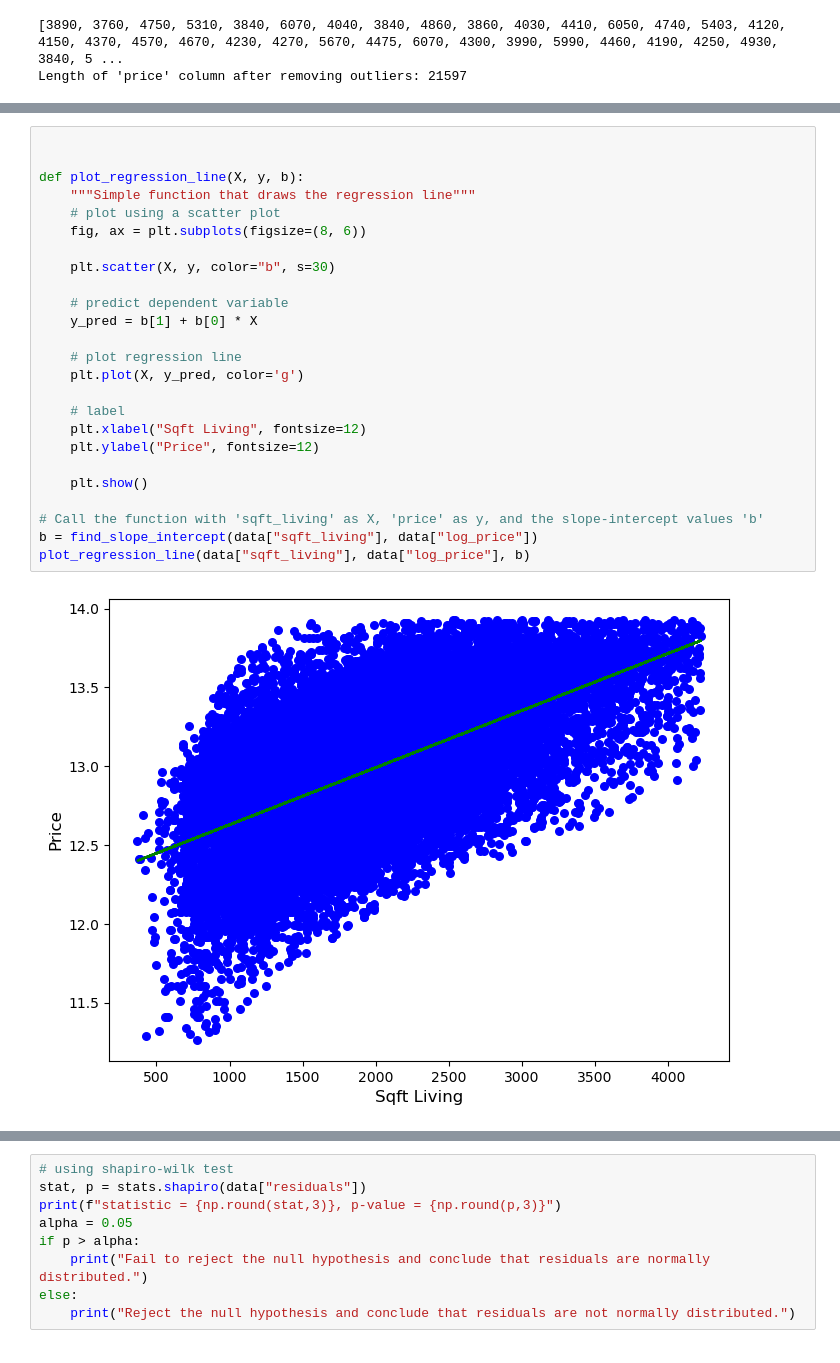
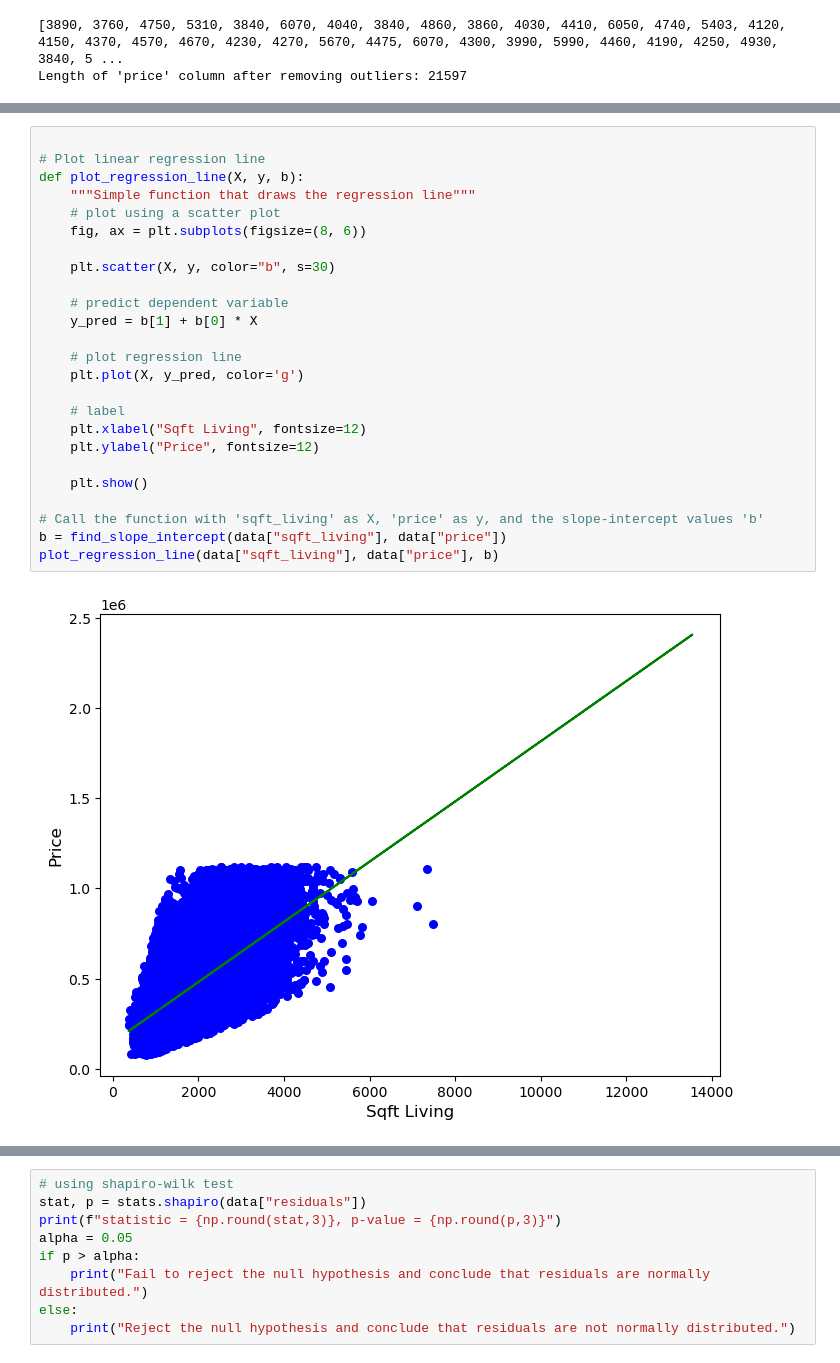
Before and after one commit to janju796/King-County-House-Analysis, a Jupyter notebook: index.ipynb, the cells around one changed output, grey strips where cells are left out. Drawn from its saved outputs; the diff is of its cells as text.

```diff
--- a/index.ipynb
+++ b/index.ipynb
@@ -178,29 +126,29 @@ Slope: 148.8110825619169
 Intercept: 221862.15423927267
 # %%
 
-
+# Plot linear regression line
 def plot_regression_line(X, y, b):
     """Simple function that draws the regression line"""
     # plot using a scatter plot
     fig, ax = plt.subplots(figsize=(8, 6))
 
     plt.scatter(X, y, color="b", s=30)
 
     # predict dependent variable
     y_pred = b[1] + b[0] * X
 
     # plot regression line
     plt.plot(X, y_pred, color='g')
 
     # label
     plt.xlabel("Sqft Living", fontsize=12)
     plt.ylabel("Price", fontsize=12)
 
     plt.show()
 
 # Call the function with 'sqft_living' as X, 'price' as y, and the slope-intercept values 'b'
-b = find_slope_intercept(data["sqft_living"], data["log_price"])
-plot_regression_line(data["sqft_living"], data["log_price"], b)
+b = find_slope_intercept(data["sqft_living"], data["price"])
+plot_regression_line(data["sqft_living"], data["price"], b)
 # %% [output]
-[figure, old version]
+[figure, new version]
 # %%
```
Also changed, not shown: parts of 9 cells of this notebook.
